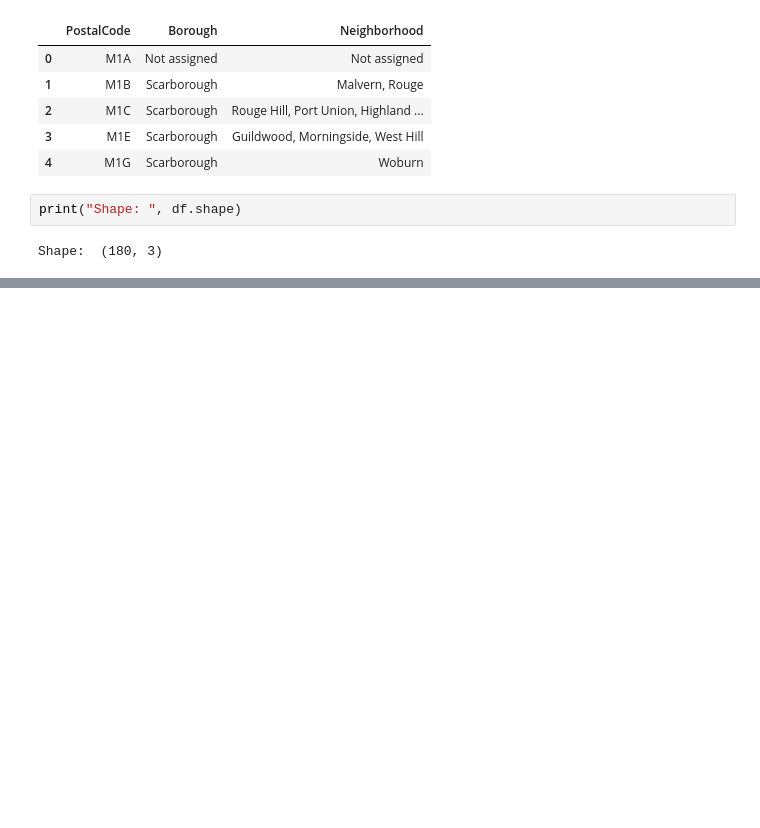
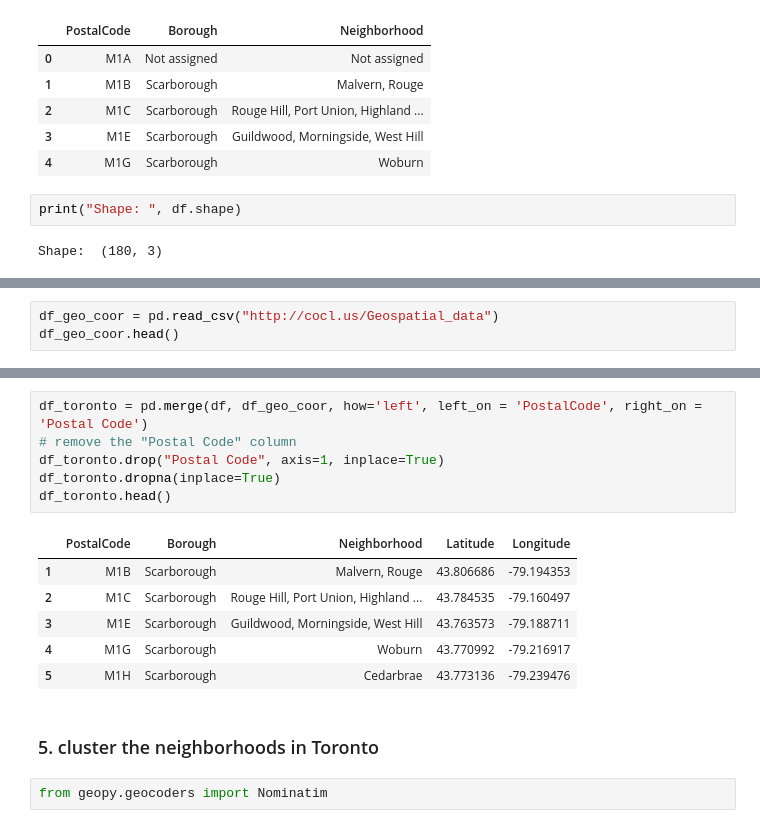
Before and after one commit to spiralkites/Coursera_Capstone, a Jupyter notebook: scrape -Wikipedia-page.ipynb, the cells around one changed output, grey strips where cells are left out. Drawn from its saved outputs; the diff is of its cells as text; blank space fills up the shorter version.

```diff
--- a/scrape -Wikipedia-page.ipynb
+++ b/scrape -Wikipedia-page.ipynb
@@ -55,0 +58,3 @@ Shape:  (180, 3)
+# %%
+df_geo_coor = pd.read_csv("http://cocl.us/Geospatial_data")
+df_geo_coor.head()
@@ -55,0 +68,17 @@ Shape:  (180, 3)
+# %%
+df_toronto = pd.merge(df, df_geo_coor, how='left', left_on = 'PostalCode', right_on = 'Postal Code')
+# remove the "Postal Code" column
+df_toronto.drop("Postal Code", axis=1, inplace=True)
+df_toronto.dropna(inplace=True)
+df_toronto.head()
+# %% [output]
+|  | PostalCode | Borough | Neighborhood | Latitude | Longitude |
+| 1 | M1B | Scarborough | Malvern, Rouge | 43.806686 | -79.194353 |
+| 2 | M1C | Scarborough | Rouge Hill, Port Union, Highland ... | 43.784535 | -79.160497 |
+| 3 | M1E | Scarborough | Guildwood, Morningside, West Hill | 43.763573 | -79.188711 |
+| 4 | M1G | Scarborough | Woburn | 43.770992 | -79.216917 |
+| 5 | M1H | Scarborough | Cedarbrae | 43.773136 | -79.239476 |
+# %% [markdown]
+### 5. cluster the neighborhoods in Toronto
+# %%
+from geopy.geocoders import Nominatim
```
Also changed, not shown: parts of 8 cells of this notebook.
